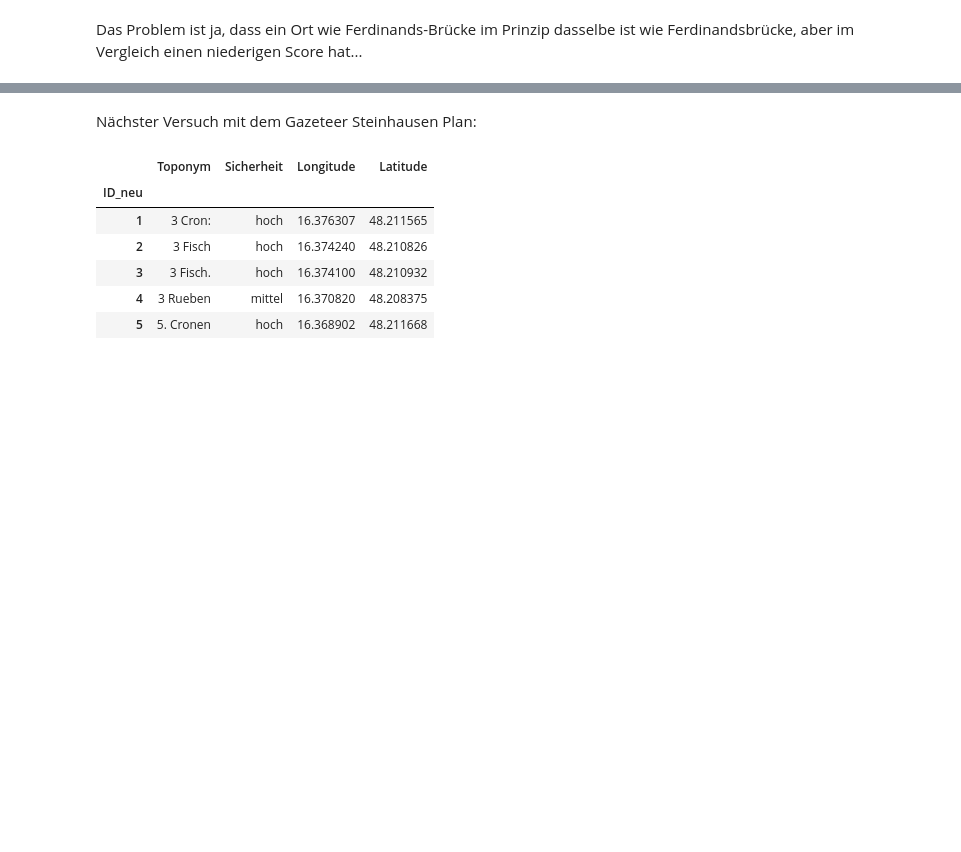
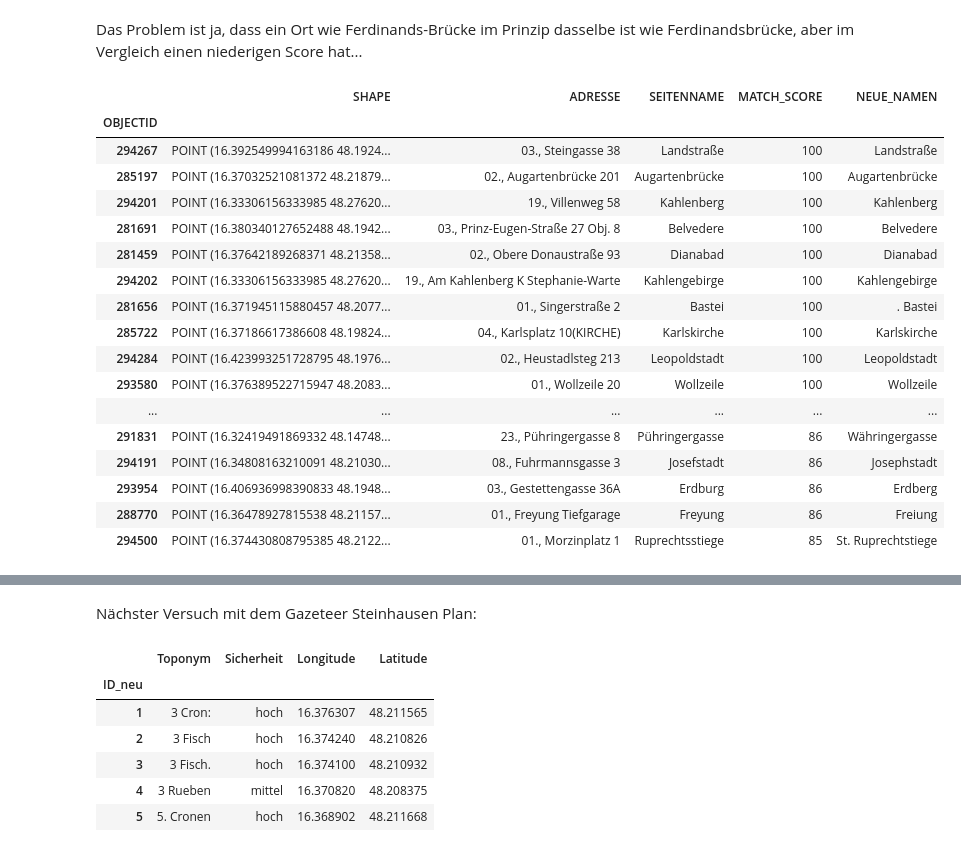
Before and after one commit to Sarah-lab-13/DataScienceProject, a Jupyter notebook: Wegbeschreibung_Sonntag.ipynb, the cells around one changed output, grey strips where cells are left out. Saved outputs shown, nothing was run; the diff lists cells and outputs as text; code cells hidden in the pictures; blank space fills up the shorter version.

```diff
--- a/Wegbeschreibung_Sonntag.ipynb
+++ b/Wegbeschreibung_Sonntag.ipynb
@@ -241,0 +211,23 @@ mask = coordinates_choice['SEITENNAME'].isin(place_list)
+# %%
+coordinates_choice = coordinates_choice.drop_duplicates(subset=['NEUE_NAMEN'])
+# %%
+coordinates_choice
+# %% [output]
+|  | SHAPE | ADRESSE | SEITENNAME | MATCH_SCORE | NEUE_NAMEN |
+| OBJECTID |  |  |  |  |  |
+| 294267 | POINT (16.392549994163186 48.1924... | 03., Steingasse 38 | Landstraße | 100 | Landstraße |
+| 285197 | POINT (16.37032521081372 48.21879... | 02., Augartenbrücke 201 | Augartenbrücke | 100 | Augartenbrücke |
+| 294201 | POINT (16.33306156333985 48.27620... | 19., Villenweg 58 | Kahlenberg | 100 | Kahlenberg |
+| 281691 | POINT (16.380340127652488 48.1942... | 03., Prinz-Eugen-Straße 27 Obj. 8 | Belvedere | 100 | Belvedere |
+| 281459 | POINT (16.37642189268371 48.21358... | 02., Obere Donaustraße 93 | Dianabad | 100 | Dianabad |
+| 294202 | POINT (16.33306156333985 48.27620... | 19., Am Kahlenberg K Stephanie-Warte | Kahlengebirge | 100 | Kahlengebirge |
+| 281656 | POINT (16.371945115880457 48.2077... | 01., Singerstraße 2 | Bastei | 100 | . Bastei |
+| 285722 | POINT (16.37186617386608 48.19824... | 04., Karlsplatz 10(KIRCHE) | Karlskirche | 100 | Karlskirche |
+| 294284 | POINT (16.423993251728795 48.1976... | 02., Heustadlsteg 213 | Leopoldstadt | 100 | Leopoldstadt |
+| 293580 | POINT (16.376389522715947 48.2083... | 01., Wollzeile 20 | Wollzeile | 100 | Wollzeile |
+| ... | ... | ... | ... | ... | ... |
+| 291831 | POINT (16.32419491869332 48.14748... | 23., Pühringergasse 8 | Pühringergasse | 86 | Währingergasse |
+| 294191 | POINT (16.34808163210091 48.21030... | 08., Fuhrmannsgasse 3 | Josefstadt | 86 | Josephstadt |
+| 293954 | POINT (16.406936998390833 48.1948... | 03., Gestettengasse 36A | Erdburg | 86 | Erdberg |
+| 288770 | POINT (16.36478927815538 48.21157... | 01., Freyung Tiefgarage | Freyung | 86 | Freiung |
+| 294500 | POINT (16.374430808795385 48.2122... | 01., Morzinplatz 1 | Ruprechtsstiege | 85 | St. Ruprechtstiege |
```
Also changed, not shown: parts of 28 cells of this notebook, 2 other files.
